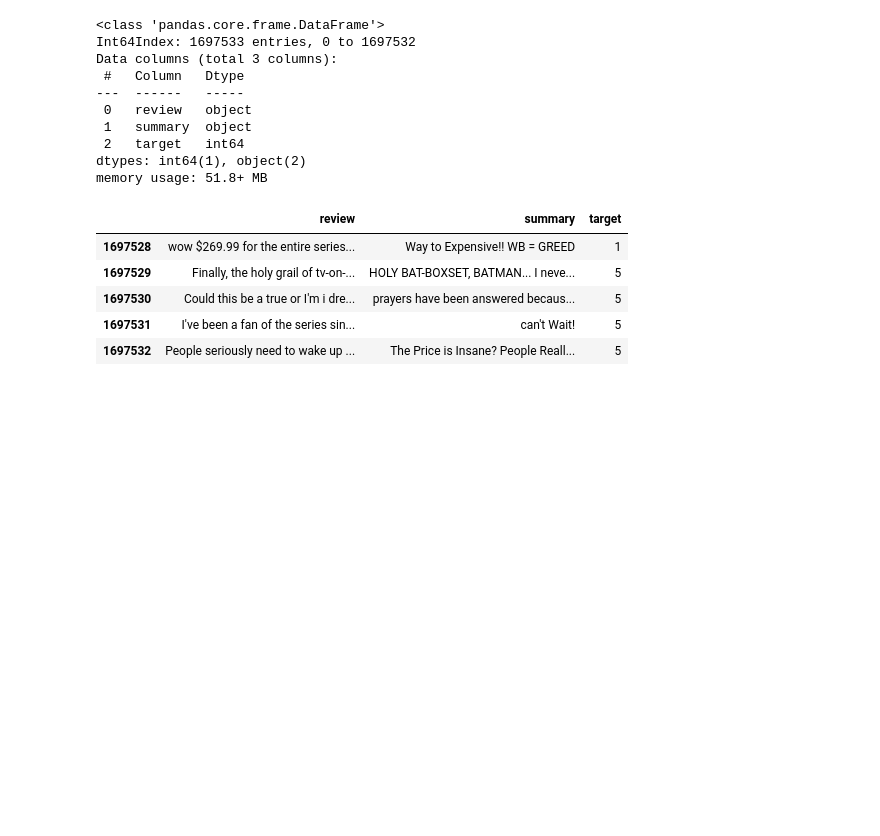
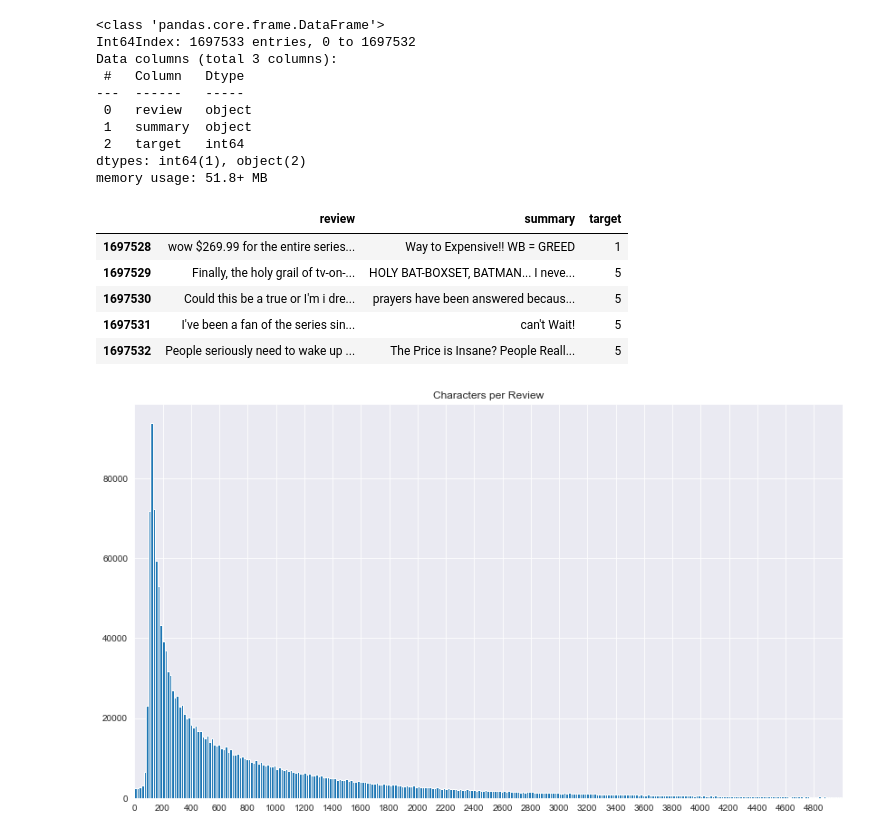
Before and after one commit to georgi3/Correlating-Twitter-Sentiment-to-Market-Behaviour, a Jupyter notebook: src/amzn_dataset_selection.ipynb, the cells around one changed output. Drawn from its saved outputs; the diff is of its cells as text; code cells hidden in the pictures; blank space fills up the shorter version.

```diff
--- a/src/amzn_dataset_selection.ipynb
+++ b/src/amzn_dataset_selection.ipynb
@@ -51,3 +52,13 @@ df.tail()
 | 1697530 | Could this be a true or I'm i dre... | prayers have been answered becaus... | 5 |
 | 1697531 | I've been a fan of the series sin... | can't Wait! | 5 |
 | 1697532 | People seriously need to wake up ... | The Price is Insane? People Reall... | 5 |
+# %%
+# looking at the distribution of the number of characters per review
+fig = plt.figure(2, figsize=(14, 8))
+df['review'].str.len().hist(bins=2000)
+plt.xlim(0, 5000)
+plt.title('Characters per Review')
+plt.xticks(list(range(0, 5000, 200)))
+plt.show()
+# %% [output]
+[figure, added]
```
Also changed, not shown: parts of 9 cells of this notebook.
